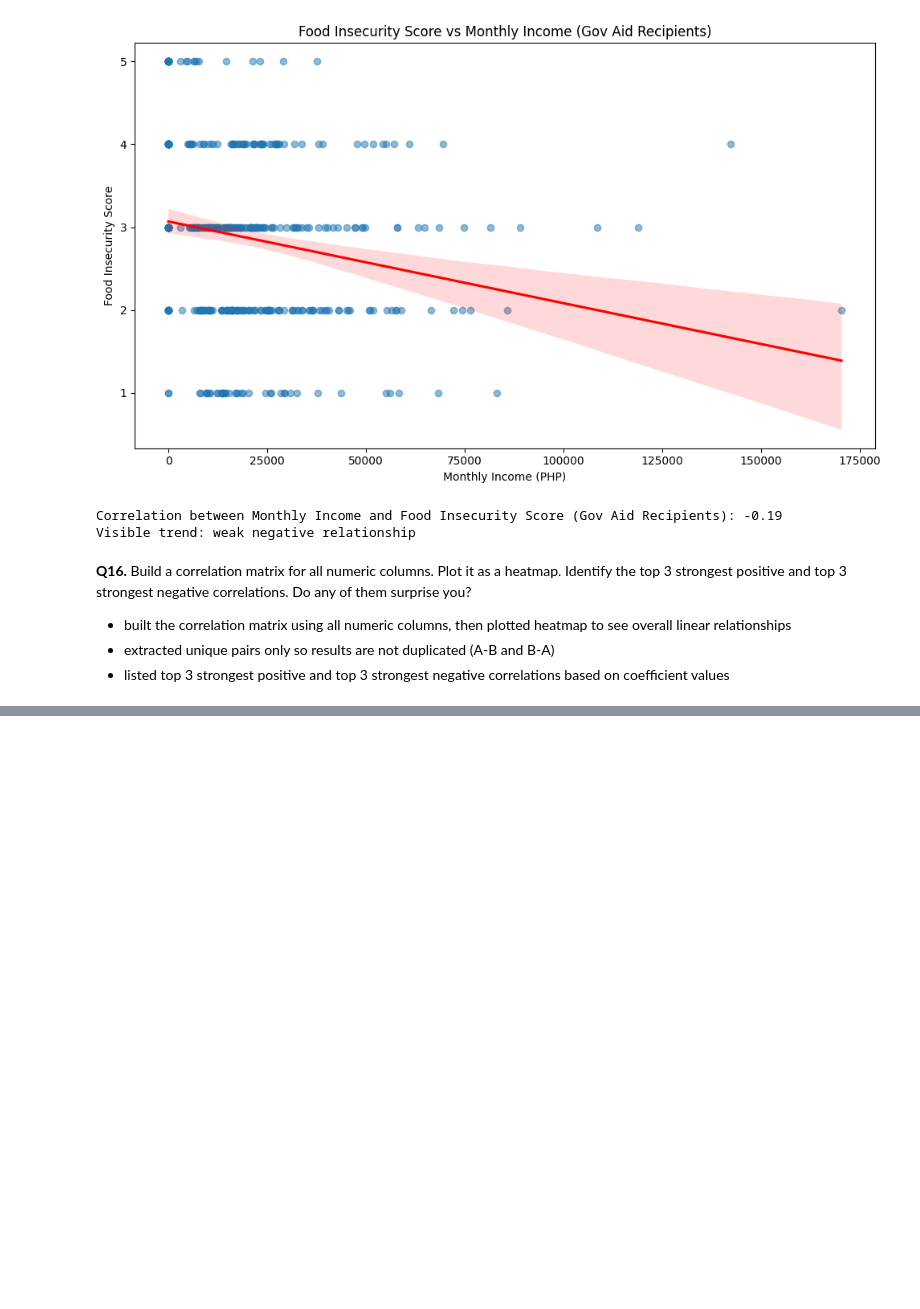
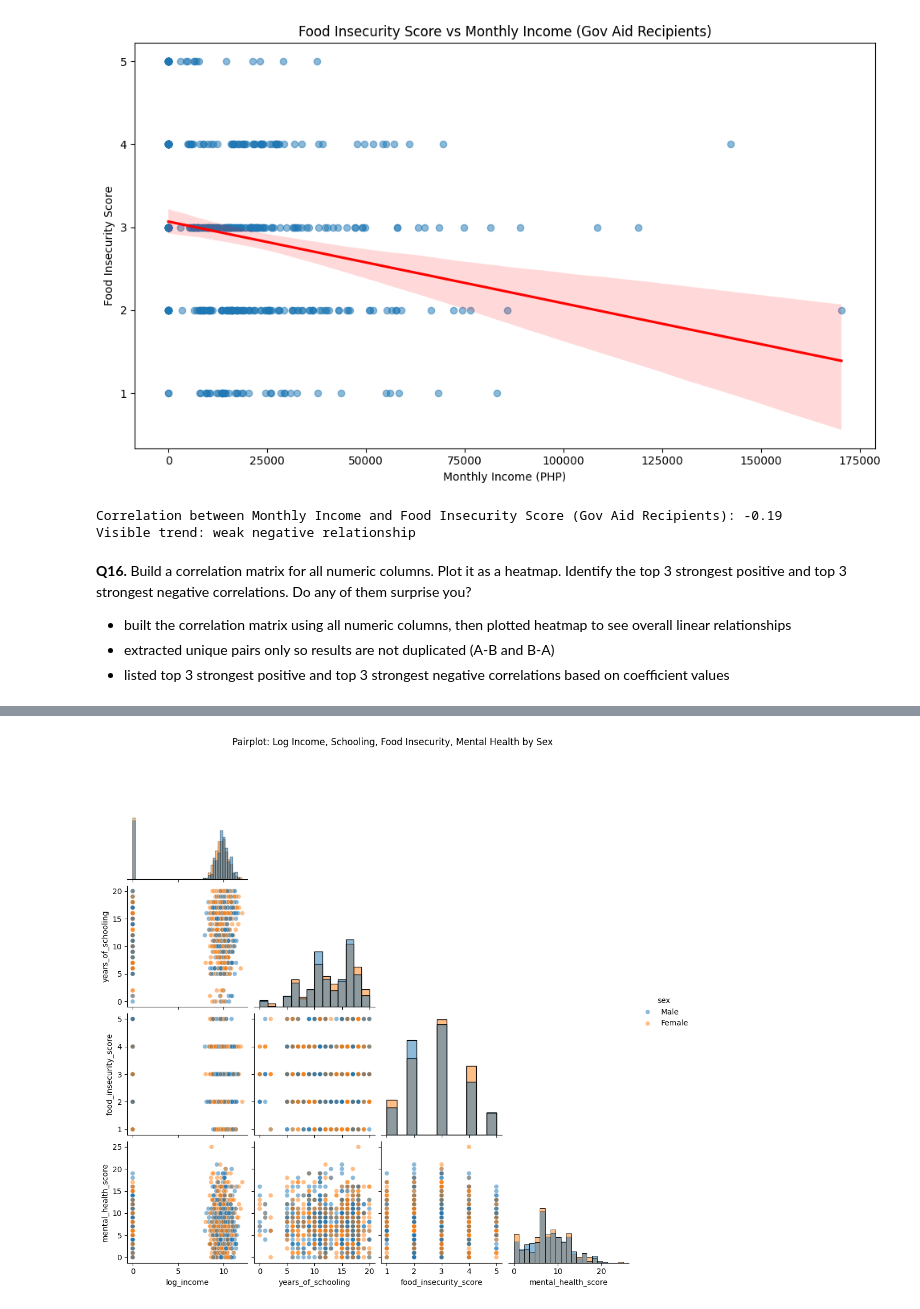
Before and after one commit to Wewds1/EDA, a Jupyter notebook: Ph_survey/notebooks/main.ipynb, the cells around one changed output, grey strips where cells are left out. Drawn from its saved outputs; the diff is of its cells as text; code cells hidden in the pictures; blank space fills up the shorter version.

```diff
--- a/Ph_survey/notebooks/main.ipynb
+++ b/Ph_survey/notebooks/main.ipynb
@@ -565,0 +653,12 @@ Top 3 strongest negative correlations
+# %%
+pair_df = ['monthly_income_php', 'years_of_schooling', 'food_insecurity_score', 'mental_health_score', 'sex']
+pair_df = df_copy[pair_df].dropna()
+
+pair_df['log_income'] = np.log1p(pair_df['monthly_income_php'])
+
+img = sns.pairplot(data=pair_df, vars=['log_income', 'years_of_schooling', 'food_insecurity_score', 'mental_health_score'], hue='sex', diag_kind='hist', corner=True, plot_kws={'alpha':0.5})
+img.figure.suptitle('Pairplot: Log Income, Schooling, Food Insecurity, Mental Health by Sex', y=1.02)
+img.figure.savefig('../output/q19.png', dpi=150, bbox_inches='tight')
+plt.show()
+# %% [output]
+[figure, added]
```
Also changed, not shown: parts of 10 cells of this notebook, 9 other files.
